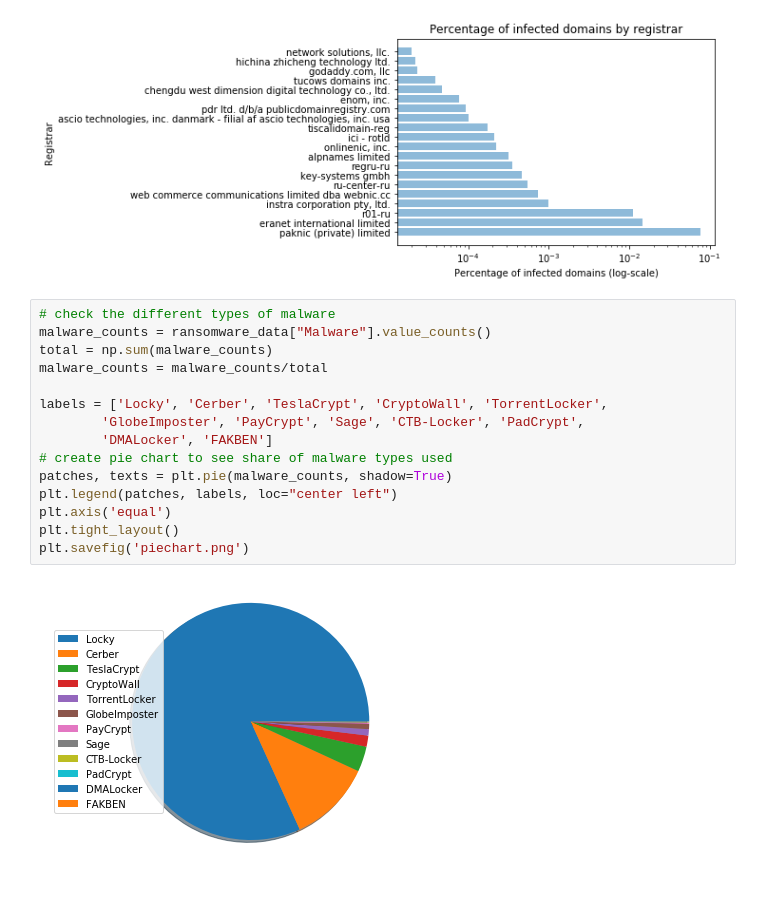
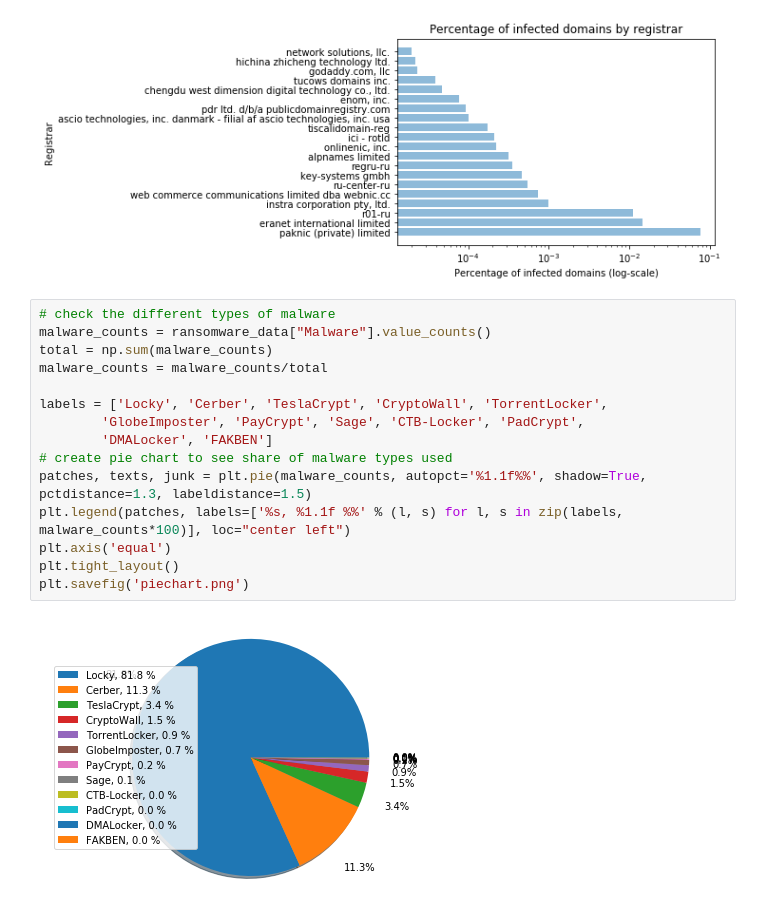
Before and after one commit to MKesteloo/EoCS, a Jupyter notebook: assignment2/assignment2.ipynb, the cells around one changed output. Cells and saved outputs as stored; diff of their text form.

```diff
--- a/assignment2/assignment2.ipynb
+++ b/assignment2/assignment2.ipynb
@@ -101,17 +101,17 @@ plt.savefig('barchart.png')
 # %%
 # check the different types of malware
 malware_counts = ransomware_data["Malware"].value_counts()
 total = np.sum(malware_counts)
 malware_counts = malware_counts/total
 
 labels = ['Locky', 'Cerber', 'TeslaCrypt', 'CryptoWall', 'TorrentLocker',
         'GlobeImposter', 'PayCrypt', 'Sage', 'CTB-Locker', 'PadCrypt',
         'DMALocker', 'FAKBEN']
 # create pie chart to see share of malware types used
-patches, texts = plt.pie(malware_counts, shadow=True)
-plt.legend(patches, labels, loc="center left")
+patches, texts, junk = plt.pie(malware_counts, autopct='%1.1f%%', shadow=True, pctdistance=1.3, labeldistance=1.5)
+plt.legend(patches, labels=['%s, %1.1f %%' % (l, s) for l, s in zip(labels, malware_counts*100)], loc="center left")
 plt.axis('equal')
 plt.tight_layout()
 plt.savefig('piechart.png')
 # %% [output]
-[figure, old version]
+[figure, new version]
```
Also changed, not shown: parts of 1 cell of this notebook, 3 other files.
